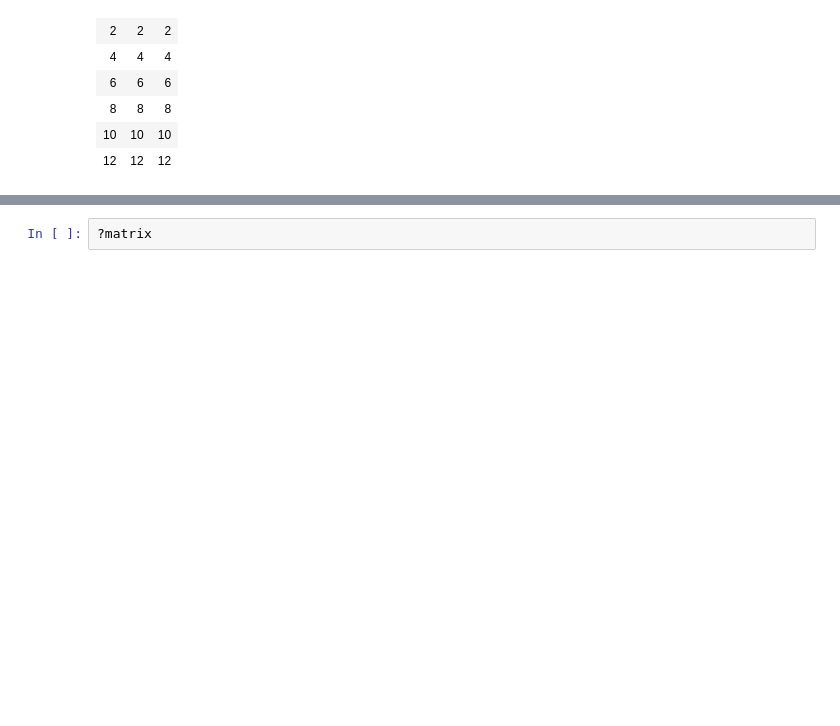
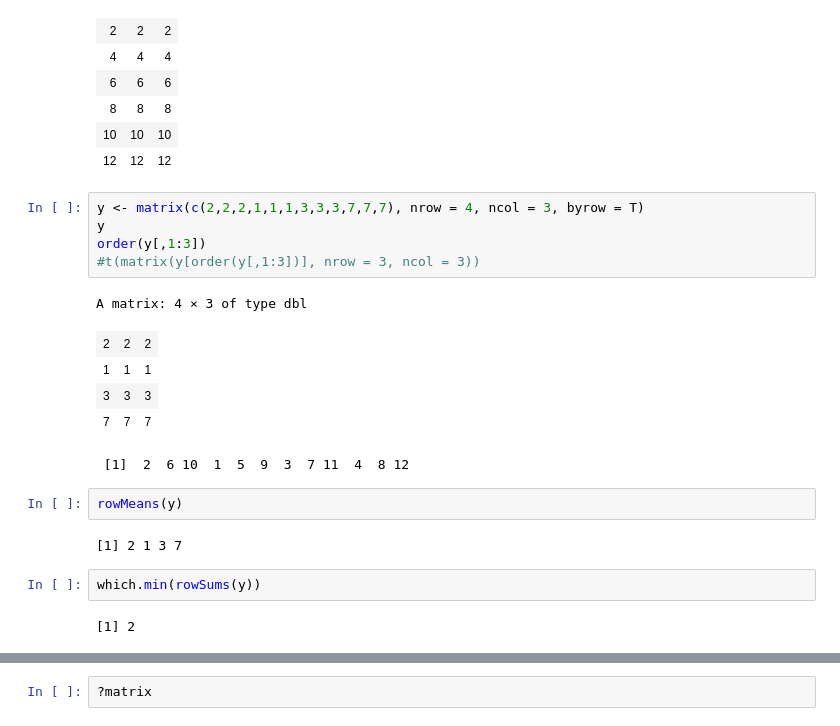
Before and after one commit to marco-giunta/dobble, a Jupyter notebook: dobble_R_version.ipynb, the cells around one changed output, grey strips where cells are left out. Cells and saved outputs as stored; diff of their text form; blank space fills up the shorter version.

```diff
--- a/dobble_R_version.ipynb
+++ b/dobble_R_version.ipynb
@@ -265,3 +266,23 @@ A matrix: 6 × 3 of type dbl
 | 8 | 8 | 8 |
 | 10 | 10 | 10 |
 | 12 | 12 | 12 |
+# %%
+y <- matrix(c(2,2,2,1,1,1,3,3,3,7,7,7), nrow = 4, ncol = 3, byrow = T)
+y
+order(y[,1:3])
+#t(matrix(y[order(y[,1:3])], nrow = 3, ncol = 3))
+# %% [output]
+A matrix: 4 × 3 of type dbl
+| 2 | 2 | 2 |
+| 1 | 1 | 1 |
+| 3 | 3 | 3 |
+| 7 | 7 | 7 |
+ [1]  2  6 10  1  5  9  3  7 11  4  8 12
+# %%
+rowMeans(y)
+# %% [output]
+[1] 2 1 3 7
+# %%
+which.min(rowSums(y))
+# %% [output]
+[1] 2
```
Also changed, not shown: parts of 4 cells of this notebook, 1 other file.
